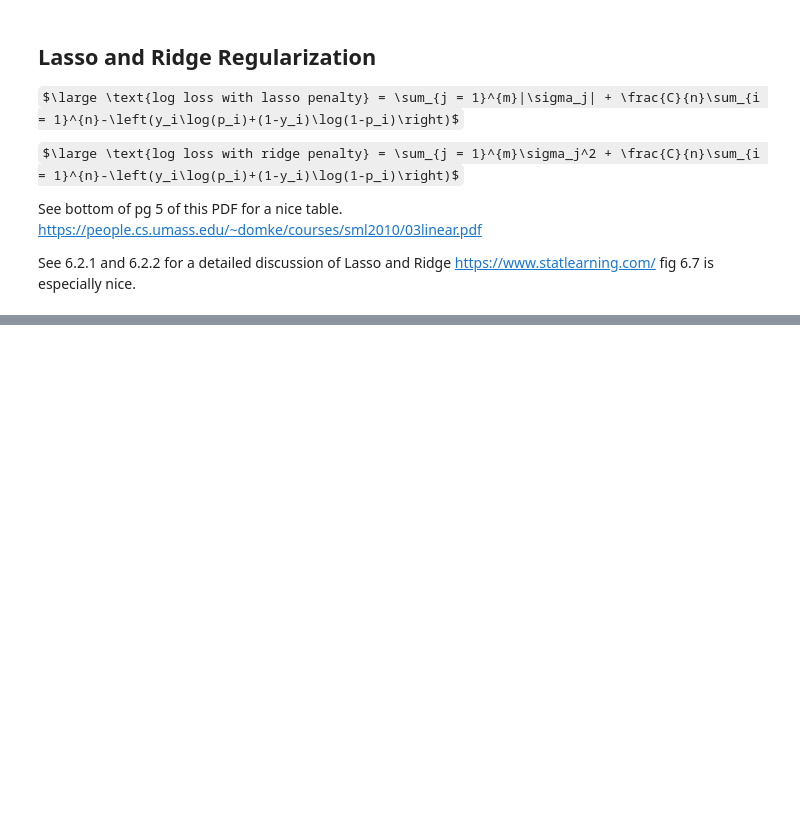
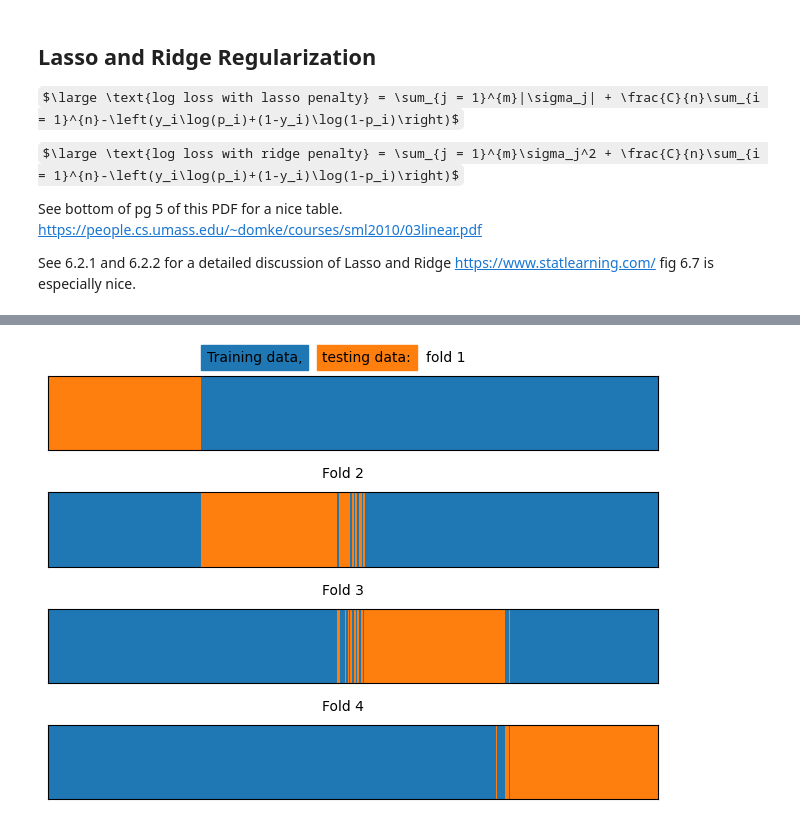
Before and after one commit to joedinoto/Data_Science_Projects_With_Python, a Jupyter notebook: 04 The Bias-Variance Trade-Off.ipynb, the cells around one changed output, grey strips where cells are left out. Cells and saved outputs as stored; diff of their text form; code cells hidden in the pictures; some formulas as TeX source; blank space fills up the shorter version.

```diff
--- a/04 The Bias-Variance Trade-Off.ipynb
+++ b/04 The Bias-Variance Trade-Off.ipynb
@@ -214,0 +284,5 @@ See 6.2.1 and 6.2.2 for a detailed discussion of Lasso and Ridge https://www.sta
+# %%
+k_folds = StratifiedKFold(n_splits = n_folds, shuffle=False)
+plot_kfolds(k_folds)
+# %% [output]
+[figure, added]
```
Also changed, not shown: parts of 9 cells of this notebook.
